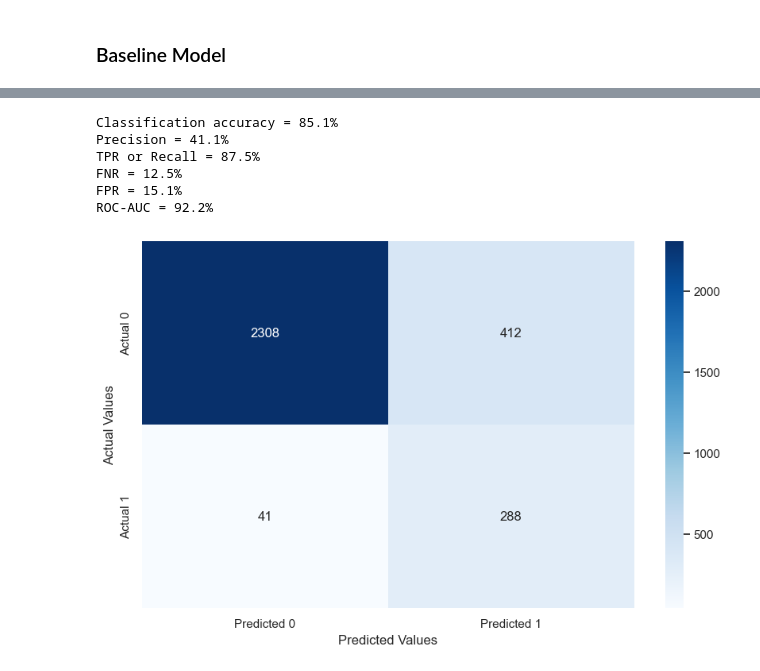
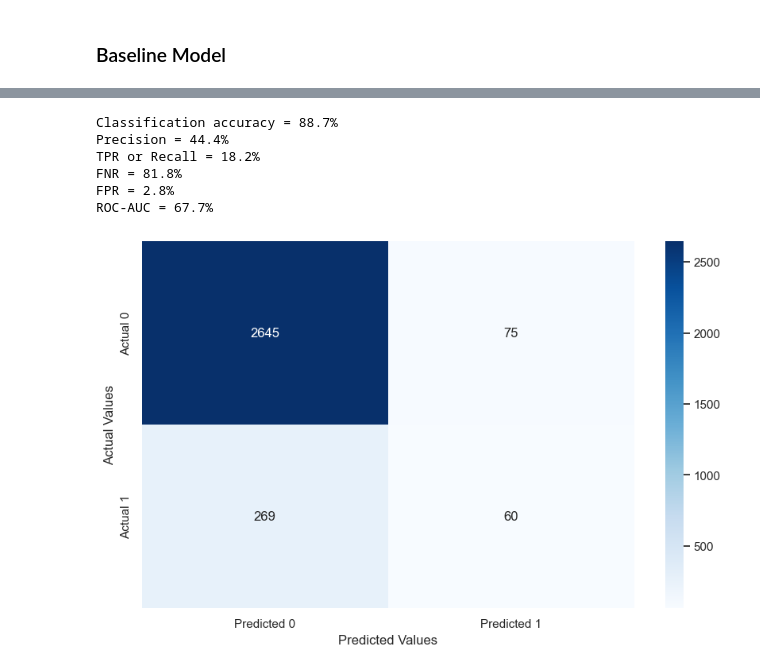
Before and after one commit to carriezeng6443/STAT-303-2-MAAC-Project, a Jupyter notebook: Project_MAAC.ipynb, the cells around one changed output, grey strips where cells are left out. Saved outputs shown, nothing was run; the diff lists cells and outputs as text; code cells hidden in the pictures.

```diff
--- a/Project_MAAC.ipynb
+++ b/Project_MAAC.ipynb
@@ -32,6 +32,8 @@ data.drop(['default'], axis=1, inplace = True)
 data.dropna(axis=0, inplace=True)
 # %%
 data['y_dum']= data['y'].map({'no': 0, 'yes': 1})
+# %%
+data.drop(['y'], axis=1, inplace = True)
 # %% [markdown]
 ## Rename the column
 # %%
@@ -281,5 +282,5 @@ ROC-AUC = 94.1%
 # %%
-logit_model = sm.logit(formula = 'y_dum~age+I(age**2)+job+marital+education+housing+loan+contact+month+day_of_week+duration+campaign+previous+cons_conf_idx', data = train).fit()
+logit_model = sm.logit(formula = 'y_dum~age+I(age**2)+job+marital+education+month+day_of_week', data = train).fit()
 logit_model.summary()
 # %% [output]
 Optimization terminated successfully.
@@ -312,10 +313,10 @@ Logit Regression Results
 # %%
-confusion_matrix_data(train,train.y_dum,logit_model,0.1)
+confusion_matrix_data(train,train.y_dum,logit_model,0.3)
 # %% [output]
-Classification accuracy = 85.1%
-Precision = 41.1%
-TPR or Recall = 87.5%
-FNR = 12.5%
-FPR = 15.1%
-ROC-AUC = 92.2%
+Classification accuracy = 88.7%
+Precision = 44.4%
+TPR or Recall = 18.2%
+FNR = 81.8%
+FPR = 2.8%
+ROC-AUC = 67.7%
-[figure, old version]
+[figure, new version]
```
Also changed, not shown: parts of 20 cells of this notebook.
